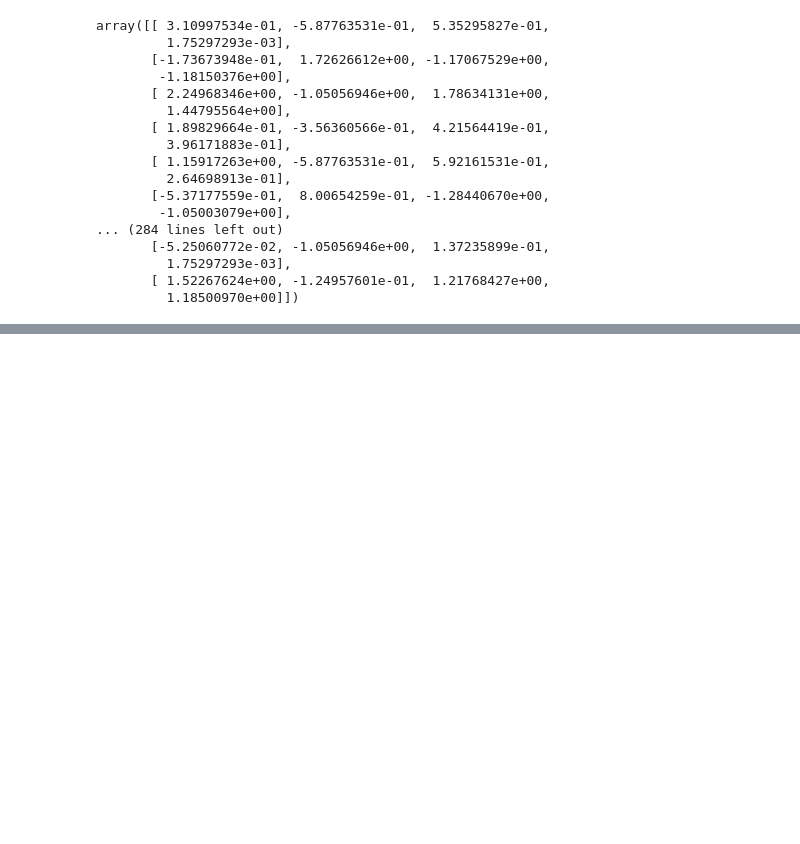
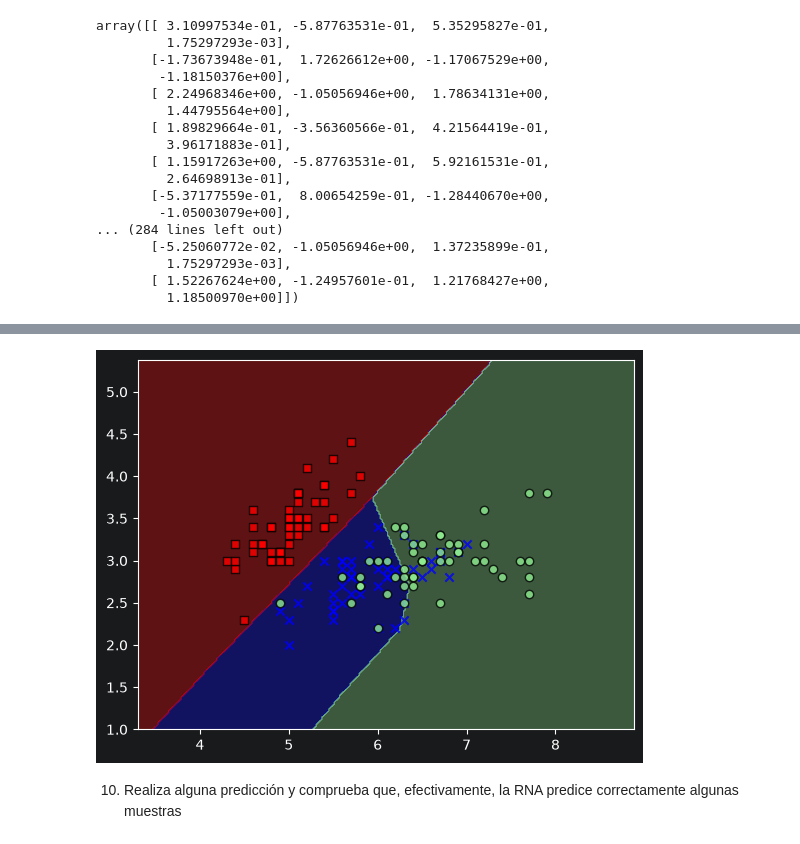
Before and after one commit to Pablosede/PIA, a Jupyter notebook: RNA (UT4-UT5)/RNA_Iris_con_TensorflowKeras.ipynb, the cells around one changed output, grey strips where cells are left out. Saved outputs shown, nothing was run; the diff lists cells and outputs as text; code cells hidden in the pictures; blank space fills up the shorter version.

```diff
--- a/RNA (UT4-UT5)/RNA_Iris_con_TensorflowKeras.ipynb
+++ b/RNA (UT4-UT5)/RNA_Iris_con_TensorflowKeras.ipynb
@@ -669,0 +669,11 @@ Input 0 with name 'None' of layer 'dense_24' is incompatible with the layer: exp
+# %%
+tf.random.set_seed(42)
+
+model4 = tf.keras.Sequential([
+    tf.keras.layers.Input(shape=(2,), name='input'),
+    tf.keras.layers.Dense(16, activation='relu'),
+    tf.keras.layers.Dense(3, activation='softmax')
+])
+model4.compile(optimizer=tf.keras.optimizers.Adam(learning_rate=0.01), loss=tf.keras.losses.sparse_categorical_crossentropy, metrics=['accuracy'])
+
+hist4 = model4.fit(X2, y, epochs=1000)
@@ -669,0 +698,3 @@ Input 0 with name 'None' of layer 'dense_24' is incompatible with the layer: exp
+# %%
+plot_decision_regions(X2, y, clasificador=model4)
+# %% [output]
@@ -669,0 +702,3 @@ Input 0 with name 'None' of layer 'dense_24' is incompatible with the layer: exp
+[figure, added]
+# %% [markdown]
+10. Realiza alguna predicción y comprueba que, efectivamente, la RNA predice correctamente algunas muestras
```
Also changed, not shown: parts of 16 cells of this notebook.
